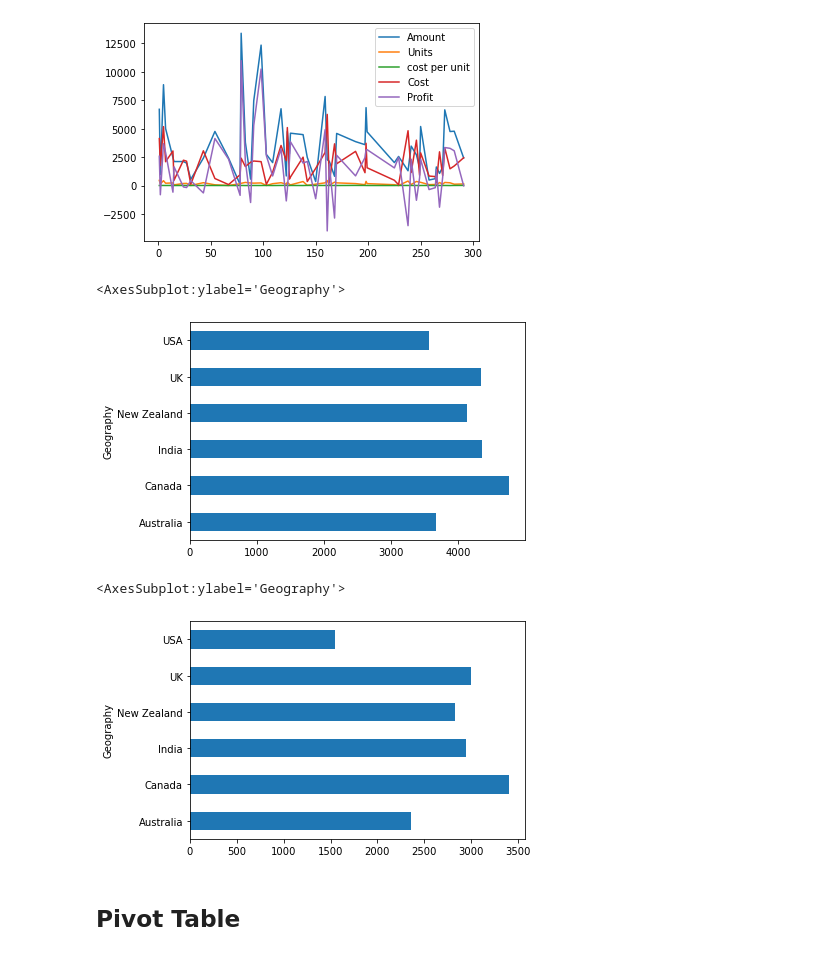
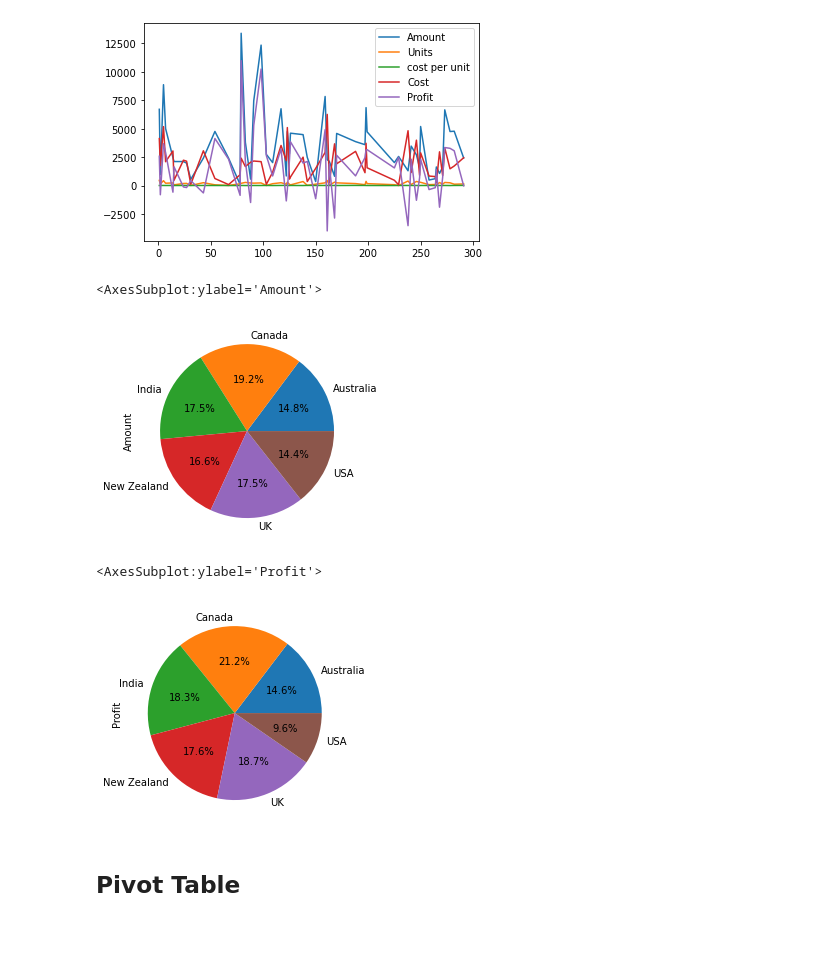
Before and after one commit to SaidurRahmanChowdhury/Choclate-Sales-Analysis, a Jupyter notebook: Chocolate Sales Analysis.ipynb, the cells around one changed output. Drawn from its saved outputs; the diff is of its cells as text; code cells hidden in the pictures.

Commit message:
Using Pie Chart

```diff
--- a/Chocolate Sales Analysis.ipynb
+++ b/Chocolate Sales Analysis.ipynb
@@ -326,15 +326,15 @@ dtype: object
 [figure]
 [figure]
 # %%
-g['Amount'].mean().plot(kind='barh')
+g['Amount'].mean().plot(kind='pie',autopct='%0.1f%%')
 # %% [output]
-<AxesSubplot:ylabel='Geography'>
+<AxesSubplot:ylabel='Amount'>
-[figure, old version]
+[figure, new version]
 # %%
-g['Profit'].mean().plot(kind='barh')
+g['Profit'].mean().plot(kind='pie',autopct='%0.1f%%')
 # %% [output]
-<AxesSubplot:ylabel='Geography'>
+<AxesSubplot:ylabel='Profit'>
-[figure, old version]
+[figure, new version]
 # %% [markdown]
 ## Pivot Table
 # %%
```
